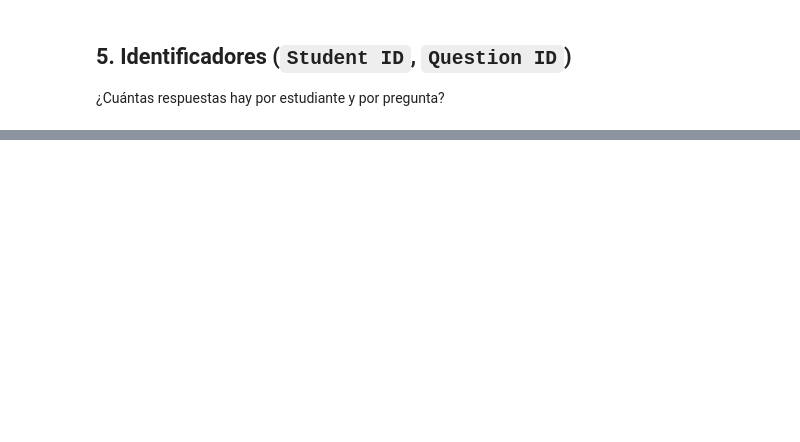
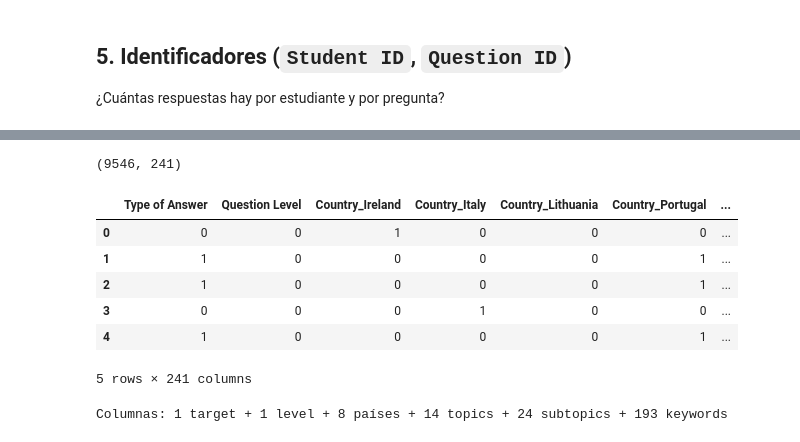
Before and after one commit to Delfina-Flaherty/TPMineria, a Jupyter notebook: notebooks/01_EDA.ipynb, the cells around one changed output, grey strips where cells are left out. Cells and saved outputs as stored; diff of their text form; code cells hidden in the pictures; blank space fills up the shorter version.

Commit message:
EDA: análisis de duplicados y transformación de categóricas a numéricas

```diff
--- a/notebooks/01_EDA.ipynb
+++ b/notebooks/01_EDA.ipynb
@@ -68 +263,38 @@ _A completar por el grupo: definir qué encoding usar en cada variable y justifi
+# %%
+df_proc = df.drop(columns=['Student ID', 'Question ID'])
+
+# Binaria
+df_proc['Question Level'] = (df_proc['Question Level'] == 'Advanced').astype(int)
+
+# One-hot
+df_proc = pd.get_dummies(df_proc, columns=['Student Country', 'Topic', 'Subtopic'],
+                         prefix=['Country', 'Topic', 'Subtopic'], dtype=int)
+
+# Multi-hot de keywords (se limpian los espacios alrededor de cada keyword)
+kw = (df_proc.pop('Keywords').str.split(',')
+      .apply(lambda l: ','.join(k.strip() for k in l))
+      .str.get_dummies(sep=',')
+      .add_prefix('KW_'))
+df_proc = pd.concat([df_proc, kw], axis=1)
+
+print(df_proc.shape)
+df_proc.head()
+# %% [output]
+(9546, 241)
+|  | Type of Answer | Question Level | Country_Ireland | Country_Italy | Country_Lithuania | Country_Portugal | ... |
+| 0 | 0 | 0 | 1 | 0 | 0 | 0 | ... |
+| 1 | 1 | 0 | 0 | 0 | 0 | 1 | ... |
+| 2 | 1 | 0 | 0 | 0 | 0 | 1 | ... |
+| 3 | 0 | 0 | 0 | 1 | 0 | 0 | ... |
+| 4 | 1 | 0 | 0 | 0 | 0 | 1 | ... |
+5 rows × 241 columns
+# %%
+# Verificaciones
+assert len(df_proc) == len(df)
+assert df_proc.select_dtypes(exclude='number').empty, 'Quedaron columnas no numéricas'
+assert kw.shape[1] == keywords.nunique()
+print('Columnas: 1 target + 1 level +', df['Student Country'].nunique(), 'países +',
+      df['Topic'].nunique(), 'topics +', df['Subtopic'].nunique(), 'subtopics +', kw.shape[1], 'keywords')
+# %% [output]
+Columnas: 1 target + 1 level + 8 países + 14 topics + 24 subtopics + 193 keywords
 # %%
```
Also changed, not shown: parts of 18 cells of this notebook.
